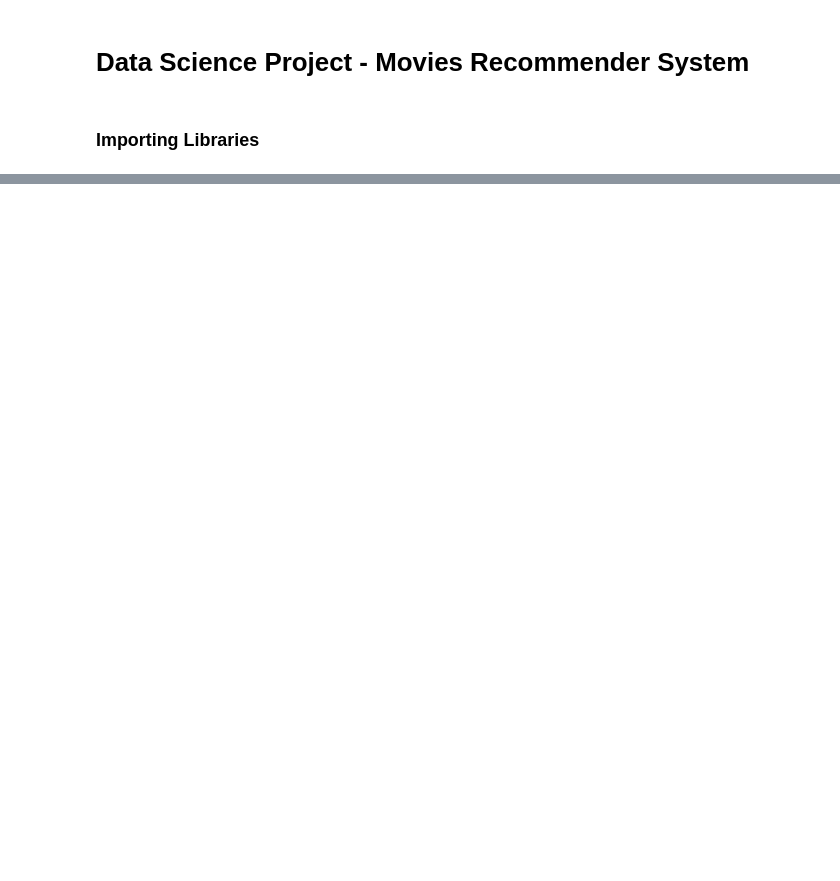
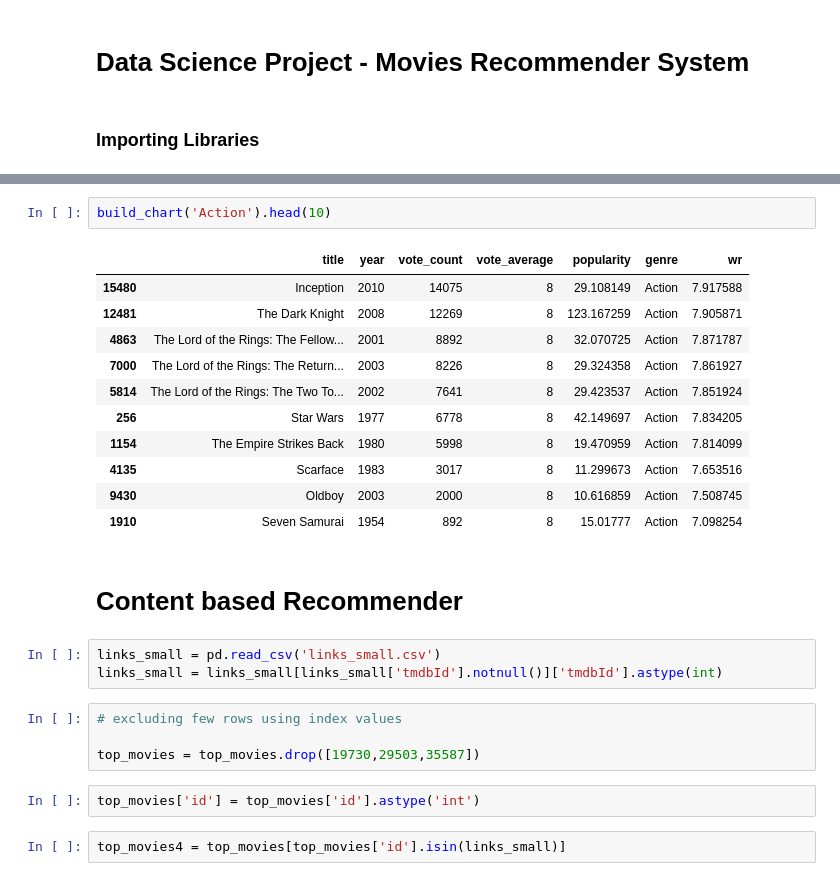
Before and after one commit to rkm-dev/LetsUpgrade-DSP, a Jupyter notebook: Data Science Project - Movies Recommender System.ipynb, the cells around one changed output, grey strips where cells are left out. Cells and saved outputs as stored; diff of their text form; blank space fills up the shorter version.

```diff
--- a/Data Science Project - Movies Recommender System.ipynb
+++ b/Data Science Project - Movies Recommender System.ipynb
@@ -25,0 +259,27 @@ sklearn.feature_extraction.text.CountVectorizer
+# %%
+build_chart('Action').head(10)
+# %% [output]
+|  | title | year | vote_count | vote_average | popularity | genre | wr |
+| 15480 | Inception | 2010 | 14075 | 8 | 29.108149 | Action | 7.917588 |
+| 12481 | The Dark Knight | 2008 | 12269 | 8 | 123.167259 | Action | 7.905871 |
+| 4863 | The Lord of the Rings: The Fellow... | 2001 | 8892 | 8 | 32.070725 | Action | 7.871787 |
+| 7000 | The Lord of the Rings: The Return... | 2003 | 8226 | 8 | 29.324358 | Action | 7.861927 |
+| 5814 | The Lord of the Rings: The Two To... | 2002 | 7641 | 8 | 29.423537 | Action | 7.851924 |
+| 256 | Star Wars | 1977 | 6778 | 8 | 42.149697 | Action | 7.834205 |
+| 1154 | The Empire Strikes Back | 1980 | 5998 | 8 | 19.470959 | Action | 7.814099 |
+| 4135 | Scarface | 1983 | 3017 | 8 | 11.299673 | Action | 7.653516 |
+| 9430 | Oldboy | 2003 | 2000 | 8 | 10.616859 | Action | 7.508745 |
+| 1910 | Seven Samurai | 1954 | 892 | 8 | 15.01777 | Action | 7.098254 |
+# %% [markdown]
+# Content based Recommender
+# %%
+links_small = pd.read_csv('links_small.csv')
+links_small = links_small[links_small['tmdbId'].notnull()]['tmdbId'].astype(int)
+# %%
+# excluding few rows using index values
+
+top_movies = top_movies.drop([19730,29503,35587])
+# %%
+top_movies['id'] = top_movies['id'].astype('int')
+# %%
+top_movies4 = top_movies[top_movies['id'].isin(links_small)]
```
Also changed, not shown: parts of 47 cells of this notebook.
